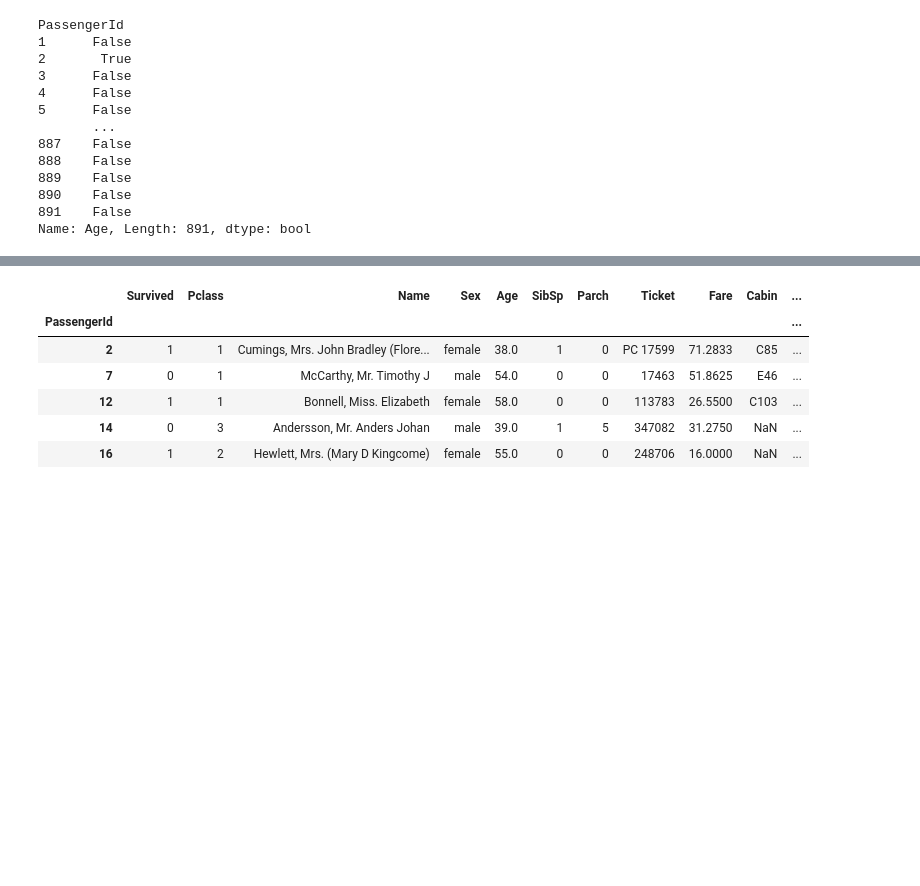
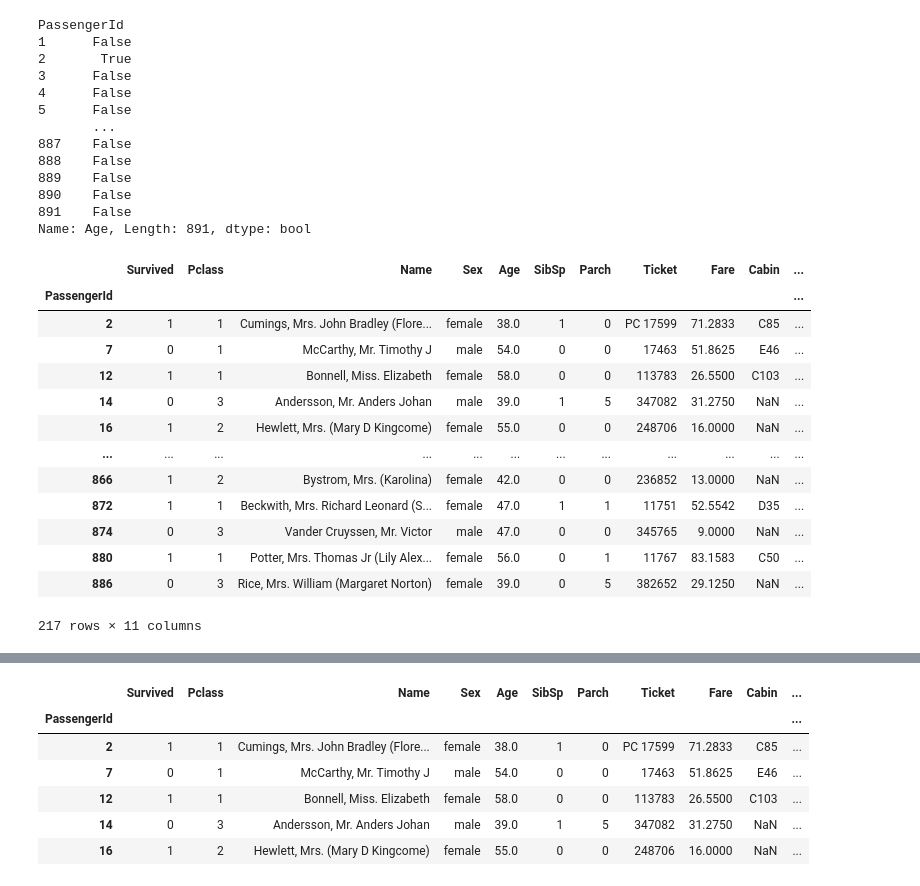
Before and after one commit to rasbt/machine-learning-book, a Jupyter notebook: Pandas-Intro.ipynb, the cells around one changed output, grey strips where cells are left out. Drawn from its saved outputs; the diff is of its cells as text; code cells hidden in the pictures; blank space fills up the shorter version.

```diff
--- a/Pandas-Intro.ipynb
+++ b/Pandas-Intro.ipynb
@@ -739,6 +761,25 @@ PassengerId
 890    False
 891    False
 Name: Age, Length: 891, dtype: bool
+# %%
+# DF of passengers older than 35
+# passengers older than 35; returns True or False based on condition
+titanicDf[titanicDf['Age'] > 35]
+# %% [output]
+|  | Survived | Pclass | Name | Sex | Age | SibSp | Parch | Ticket | Fare | Cabin | ... |
+| PassengerId |  |  |  |  |  |  |  |  |  |  | ... |
+| 2 | 1 | 1 | Cumings, Mrs. John Bradley (Flore... | female | 38.0 | 1 | 0 | PC 17599 | 71.2833 | C85 | ... |
+| 7 | 0 | 1 | McCarthy, Mr. Timothy J | male | 54.0 | 0 | 0 | 17463 | 51.8625 | E46 | ... |
+| 12 | 1 | 1 | Bonnell, Miss. Elizabeth | female | 58.0 | 0 | 0 | 113783 | 26.5500 | C103 | ... |
+| 14 | 0 | 3 | Andersson, Mr. Anders Johan | male | 39.0 | 1 | 5 | 347082 | 31.2750 | NaN | ... |
+| 16 | 1 | 2 | Hewlett, Mrs. (Mary D Kingcome) | female | 55.0 | 0 | 0 | 248706 | 16.0000 | NaN | ... |
+| ... | ... | ... | ... | ... | ... | ... | ... | ... | ... | ... | ... |
+| 866 | 1 | 2 | Bystrom, Mrs. (Karolina) | female | 42.0 | 0 | 0 | 236852 | 13.0000 | NaN | ... |
+| 872 | 1 | 1 | Beckwith, Mrs. Richard Leonard (S... | female | 47.0 | 1 | 1 | 11751 | 52.5542 | D35 | ... |
+| 874 | 0 | 3 | Vander Cruyssen, Mr. Victor | male | 47.0 | 0 | 0 | 345765 | 9.0000 | NaN | ... |
+| 880 | 1 | 1 | Potter, Mrs. Thomas Jr (Lily Alex... | female | 56.0 | 0 | 1 | 11767 | 83.1583 | C50 | ... |
+| 886 | 0 | 3 | Rice, Mrs. William (Margaret Norton) | female | 39.0 | 0 | 5 | 382652 | 29.1250 | NaN | ... |
+217 rows × 11 columns
 # %% [markdown]
 ## Select specific rows and columns
 - create new DataFrame using the filtered rows and columns
```
Also changed, not shown: parts of 26 cells of this notebook.
